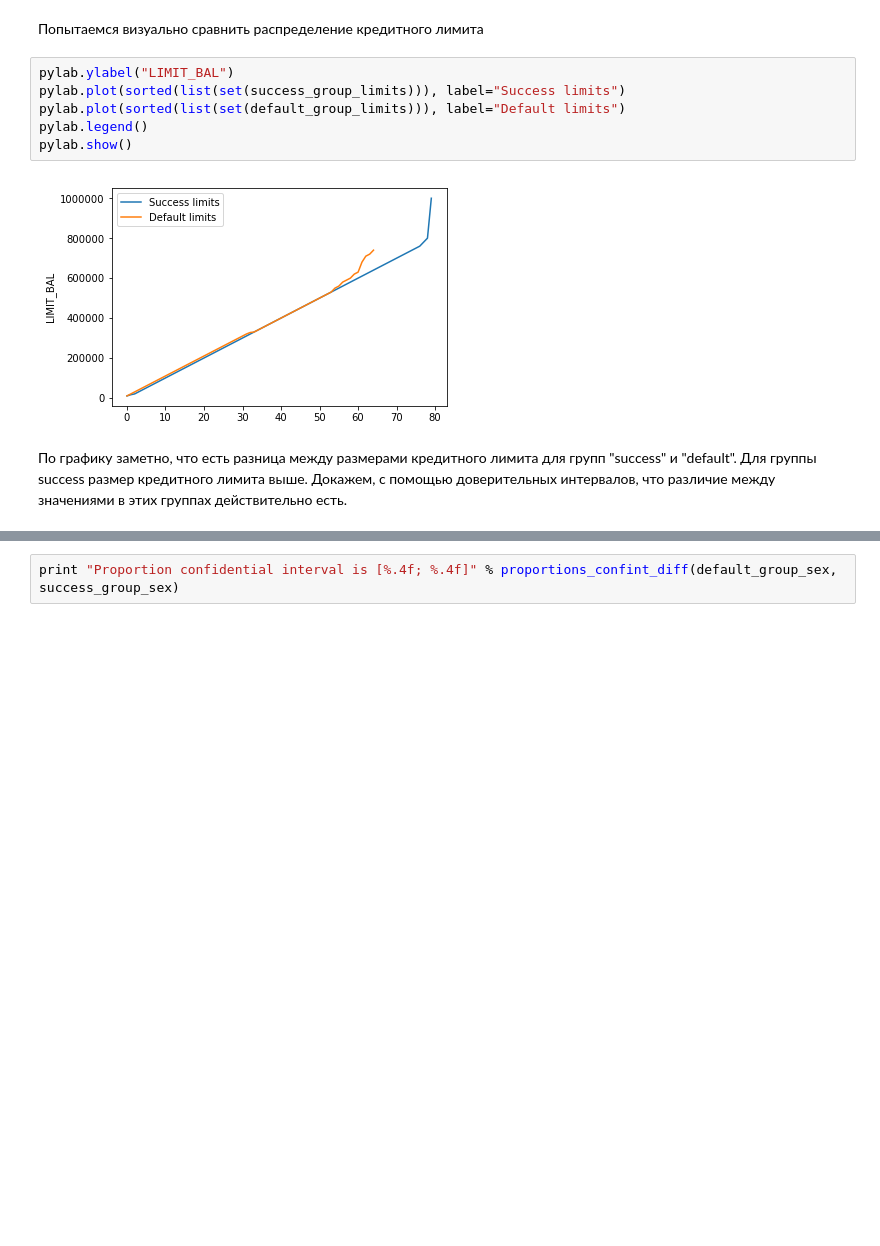
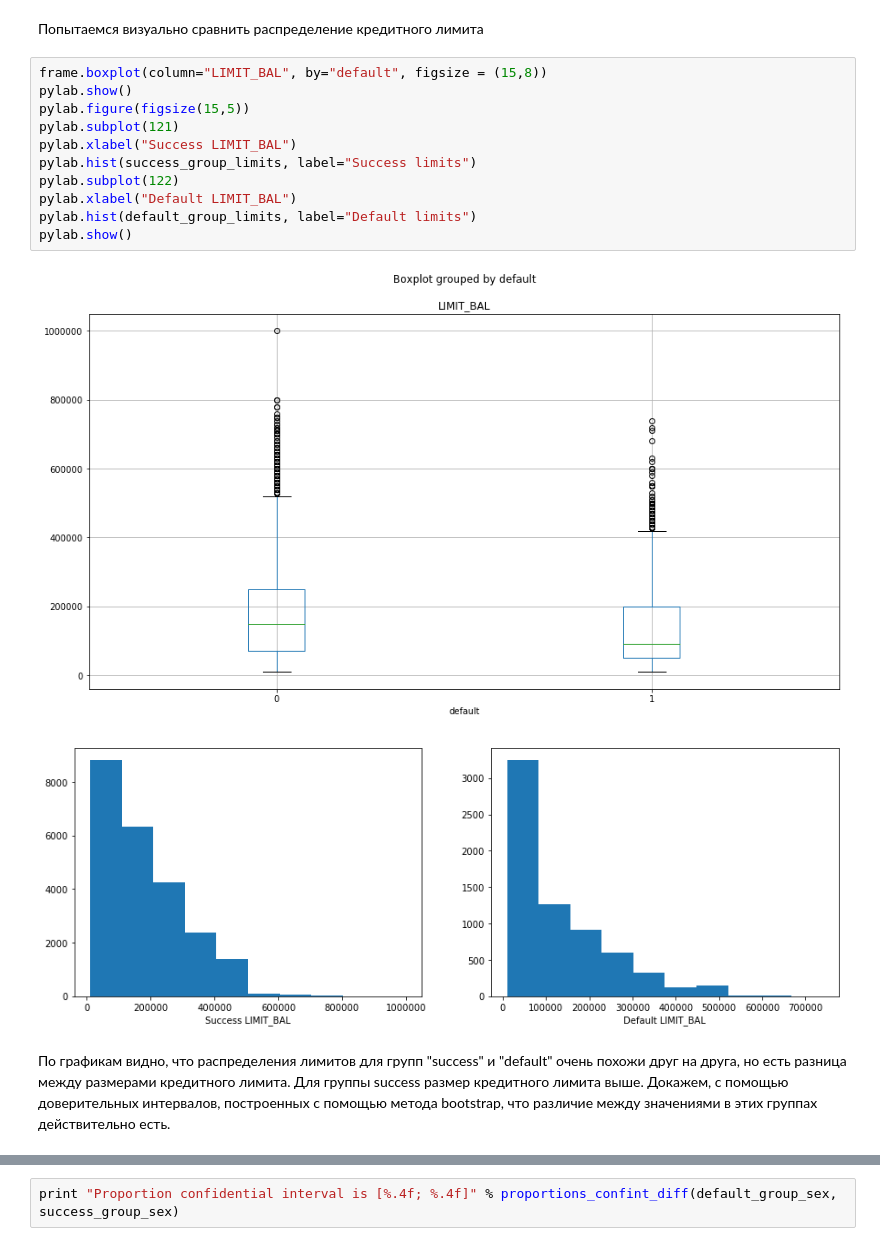
Before and after one commit to Agaspher20/DataAnalisysMipt, a Jupyter notebook: Python/4. StatsDataAnalysis/peer_graded.ipynb, the cells around one changed output, grey strips where cells are left out. Drawn from its saved outputs; the diff is of its cells as text; blank space fills up the shorter version.

```diff
--- a/Python/4. StatsDataAnalysis/peer_graded.ipynb
+++ b/Python/4. StatsDataAnalysis/peer_graded.ipynb
@@ -65,16 +65,22 @@ default_group_limits = default_group["LIMIT_BAL"].as_matrix()
 success_group_limits = success_group["LIMIT_BAL"].as_matrix()
 # %% [markdown]
 Попытаемся визуально сравнить распределение кредитного лимита
-# %%
-pylab.ylabel("LIMIT_BAL")
-pylab.plot(sorted(list(set(success_group_limits))), label="Success limits")
-pylab.plot(sorted(list(set(default_group_limits))), label="Default limits")
-pylab.legend()
-pylab.show()
-# %% [output]
-[figure, removed]
+# %%
+frame.boxplot(column="LIMIT_BAL", by="default", figsize = (15,8))
+pylab.show()
+pylab.figure(figsize(15,5))
+pylab.subplot(121)
+pylab.xlabel("Success LIMIT_BAL")
+pylab.hist(success_group_limits, label="Success limits")
+pylab.subplot(122)
+pylab.xlabel("Default LIMIT_BAL")
+pylab.hist(default_group_limits, label="Default limits")
+pylab.show()
+# %% [output]
+[figure, added]
+[figure, added]
 # %% [markdown]
-По графику заметно, что есть разница между размерами кредитного лимита для групп "success" и "default". Для группы success размер кредитного лимита выше. Докажем, с помощью доверительных интервалов, что различие между значениями в этих группах действительно есть.
+По графикам видно, что распределения лимитов для групп "success" и "default" очень похожи друг на друга, но есть разница между размерами кредитного лимита. Для группы success размер кредитного лимита выше. Докажем, с помощью доверительных интервалов, построенных с помощью метода bootstrap, что различие между значениями в этих группах действительно есть.
 # %%
 samples_count = 1000
 alpha = 0.05
```
Also changed, not shown: parts of 42 cells of this notebook, 1 other file.
